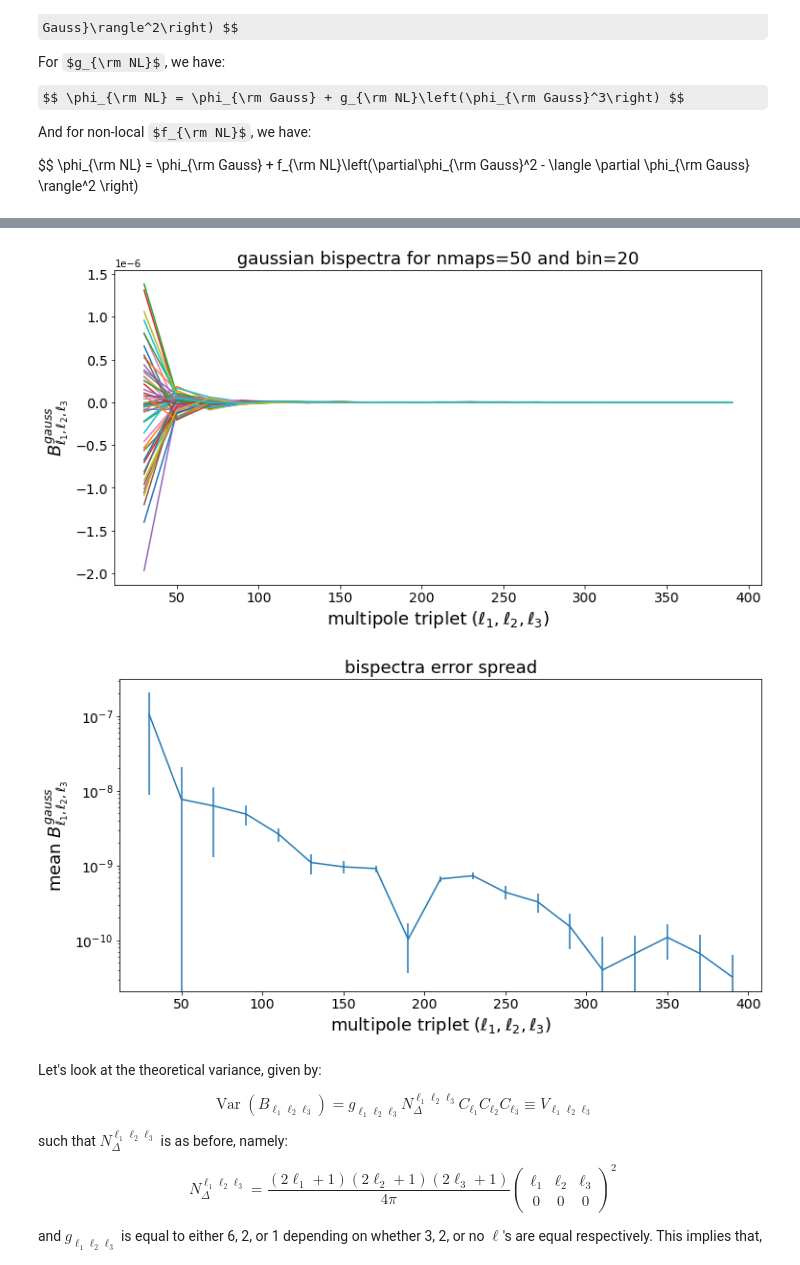
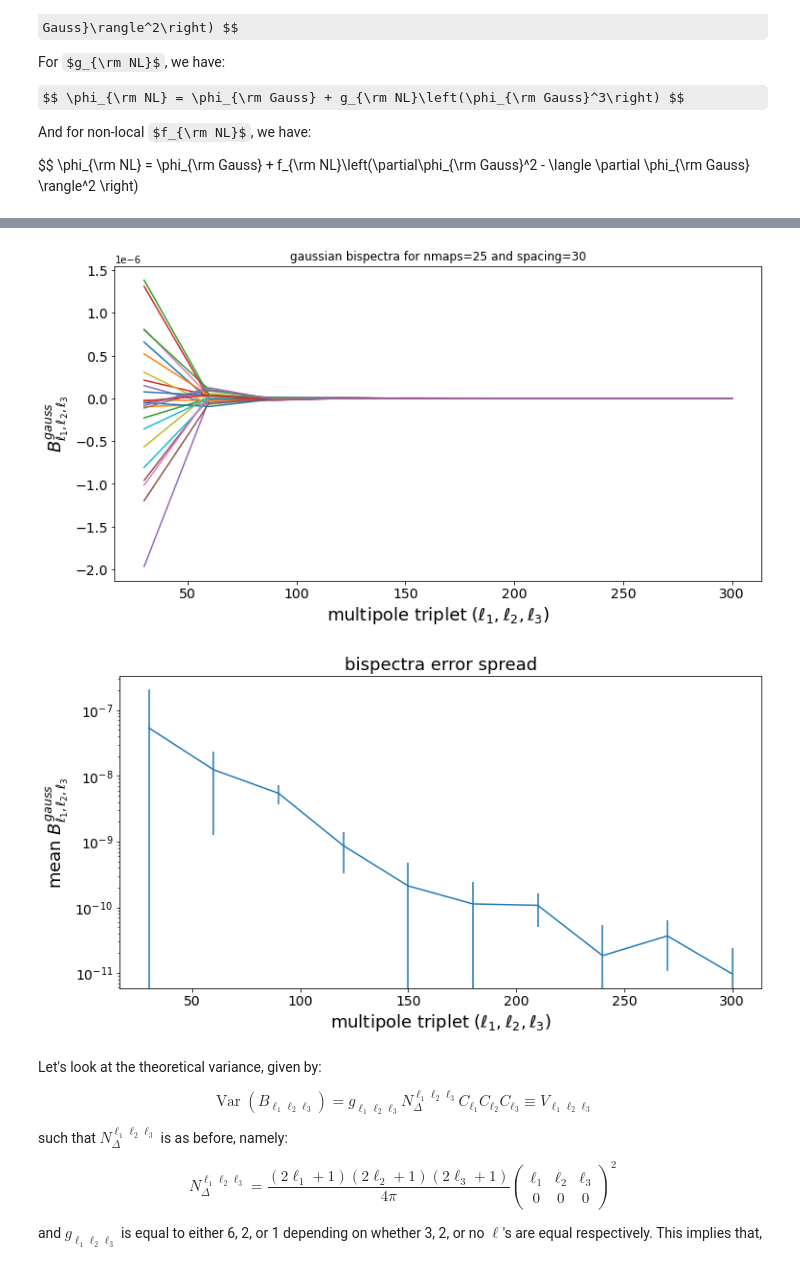
Before and after one commit to abarnea/Bispectrum, a Jupyter notebook: Bispectra_Theory_Comparison.ipynb, the cells around one changed output, grey strips where cells are left out. Drawn from its saved outputs; the diff is of its cells as text; code cells hidden in the pictures; some formulas as TeX source.

```diff
--- a/Bispectra_Theory_Comparison.ipynb
+++ b/Bispectra_Theory_Comparison.ipynb
@@ -126,34 +126,37 @@ bls_gauss_map = theory_map - np.mean(theory_map)
 fnl = 1
 bls_nongauss_map = bls_gauss_map + fnl*(theory_map**2 - np.mean(theory_map**2))
 # %%
-@njit
-def compute_bispec_test(l1, l2, l3, alms_l1, alms_l2, alms_l3, num_threads=16):
-
-    # set_num_threads(num_threads)
+@njit(parallel=True)
+def compute_bispec(l1, l2, l3, alms_l1, alms_l2, alms_l3, num_threads=16):
 
     assert (l1 + l2 + l3) % 2 == 0, "even parity not satisfied" # even parity
-    assert np.abs(l1-l2) <= l3, "LHS of triangle inequality not satisfied" # triangle inequality LHS
-    assert l3 <= l1+l2, "RHS of triangle inequality not satisfied" # triangle inequality RHS
+    assert np.abs(l1-l2) <= l3 <= l1+l2, "triangle inequality not satisfied" # triangle inequality
 
     bispec_sum = 0
+    val_init = (max(l1, l2, l3) + 1) * 2
 
-    lib.wig_table_init((max(l1, l2, l3)+1)*2, 3)
-    lib.wig_temp_init((max(l1, l2, l3)+1)*2)
+    set_num_threads(num_threads) # set for Roomba to be 16 threads max
 
-    norm_factor = ((l1*2+1) * (l2*2+1) * (l3*2+1))/(4*np.pi) * (nb_wig3jj(2*l1, 2*l2, 2*l3, 0, 0, 0))**2
+    lib.wig_table_init(val_init, 3)
 
-    if norm_factor == 0:
+    lib.wig_temp_init(val_init)
+    norm_factor = ((l1*2+1) * (l2*2+1) * (l3*2+1))/(4*np.pi) \
+                        * (nb_wig3jj(2*l1, 2*l2, 2*l3, 0, 0, 0))**2
+    lib.wig_temp_free()
+
+    if not norm_factor:
         return 0
 
     for m1 in prange(-l1, l1+1):
+        lib.wig_temp_init(val_init)
         for m2 in range(-l2, l2+1):
-            m3 = -(m1 + m2) # condition that m1 + m2 + m3 == 0 fully determines m3
+            m3 = -(m1 + m2) # noting that m1 + m2 + m3 == 0
             w3j = nb_wig3jj(2*l1, 2*l2, 2*l3, 2*m1, 2*m2, 2*m3)
-            if w3j != 0:
+            if w3j:
                 exp_alms = alms_l1[m1] * alms_l2[m2] * alms_l3[m3]
                 bispec_sum += w3j * np.abs(exp_alms)
+        lib.wig_temp_free()
 
-    lib.wig_temp_free()
     lib.wig_table_free()
 
     return np.sqrt(norm_factor) * bispec_sum
@@ -217,8 +274,6 @@ sorted_alms = sort_alms(hp.map2alm(bls_gauss_map), lmax+1)
 def run_over_maps(seed_start=160989, nmaps=10, ells=np.arange(1,1024,1), ls=np.array([100,200]), fnl=1, nongauss=False):
     lmax = np.max(ells)
     cls = (ells+0.0)**(-3.)
-    wig.wig_table_init((lmax+1)*2, 3)
-    wig.wig_temp_init((lmax+1)*2)
     bls_maps = np.zeros((nmaps, len(ls)), dtype='float')
     alms_sums_maps = np.zeros((nmaps, len(ls)), dtype='float')
     for i in tqdm(range(nmaps)):
@@ -230,40 +285,38 @@ def run_over_maps(seed_start=160989, nmaps=10, ells=np.arange(1,1024,1), ls=np.a
         sorted_alms = sort_alms(alms, lmax+1)
         bls = np.zeros_like(ls, dtype='float')
         for j,l in enumerate(ls):
-            bls[j] = compute_bispec_wig(l, l, l, sorted_alms[l], sorted_alms[l], sorted_alms[l])
+            bls[j] = compute_bispec(l, l, l, sorted_alms[l], sorted_alms[l], sorted_alms[l])
         bls_maps[i] = bls
-    wig.wig_temp_free()
-    wig.wig_table_free()
     return bls_maps
 # %%
-nmaps = 50
+nmaps = 25
 lmin = 30
-lmax = 400
-space = 20
+lmax = 300
+space = 30
 
 ls = np.arange(lmin, lmax+1, space)
-bls_maps, alms_sums_maps = run_over_maps(ls=ls, nmaps=nmaps)
+bls_maps = run_over_maps(ls=ls, nmaps=nmaps)
 # bls_maps_ng = run_over_maps(ls=ls, nmaps=nmaps, nongauss=True)
 # %%
 plt.figure(figsize=(12,6))
 for i in range(nmaps):
     plt.plot(ls, bls_maps[i])
-plt.title("gaussian bispectra for nmaps={} and spacing={}".format(nmaps,space), fontsize=18)
+plt.title(f"gaussian bispectra for nmaps={nmaps} and spacing={space}")
 plt.xlabel("multipole triplet $(\ell_1,\ell_2,\ell_3)$", fontsize=18)
 plt.ylabel("$B^{gauss}_{\ell_1, \ell_2, \ell_3}$", fontsize=18)
 plt.xticks(fontsize=14); plt.yticks(fontsize=14)
 plt.show()
 plt.figure(figsize=(12,6))
 plt.errorbar(ls, np.abs(np.mean(bls_maps, 0)), np.std(bls_maps, 0)/np.sqrt(nmaps))
 plt.title("bispectra error spread", fontsize=18)
 plt.xticks(fontsize=14); plt.yticks(fontsize=14)
 plt.xlabel("multipole triplet $(\ell_1,\ell_2,\ell_3)$", fontsize=18)
 plt.ylabel("mean $B^{gauss}_{\ell_1, \ell_2, \ell_3}$", fontsize=18)
 plt.yscale('log')
 plt.show()
 # %% [output]
-[figure, old version]
+[figure, new version]
-[figure, old version]
+[figure, new version]
 # %%
 # plt.figure(figsize=(12,6))
 # for i in range(nmaps):
```
Also changed, not shown: parts of 17 cells of this notebook, 3 other files.
